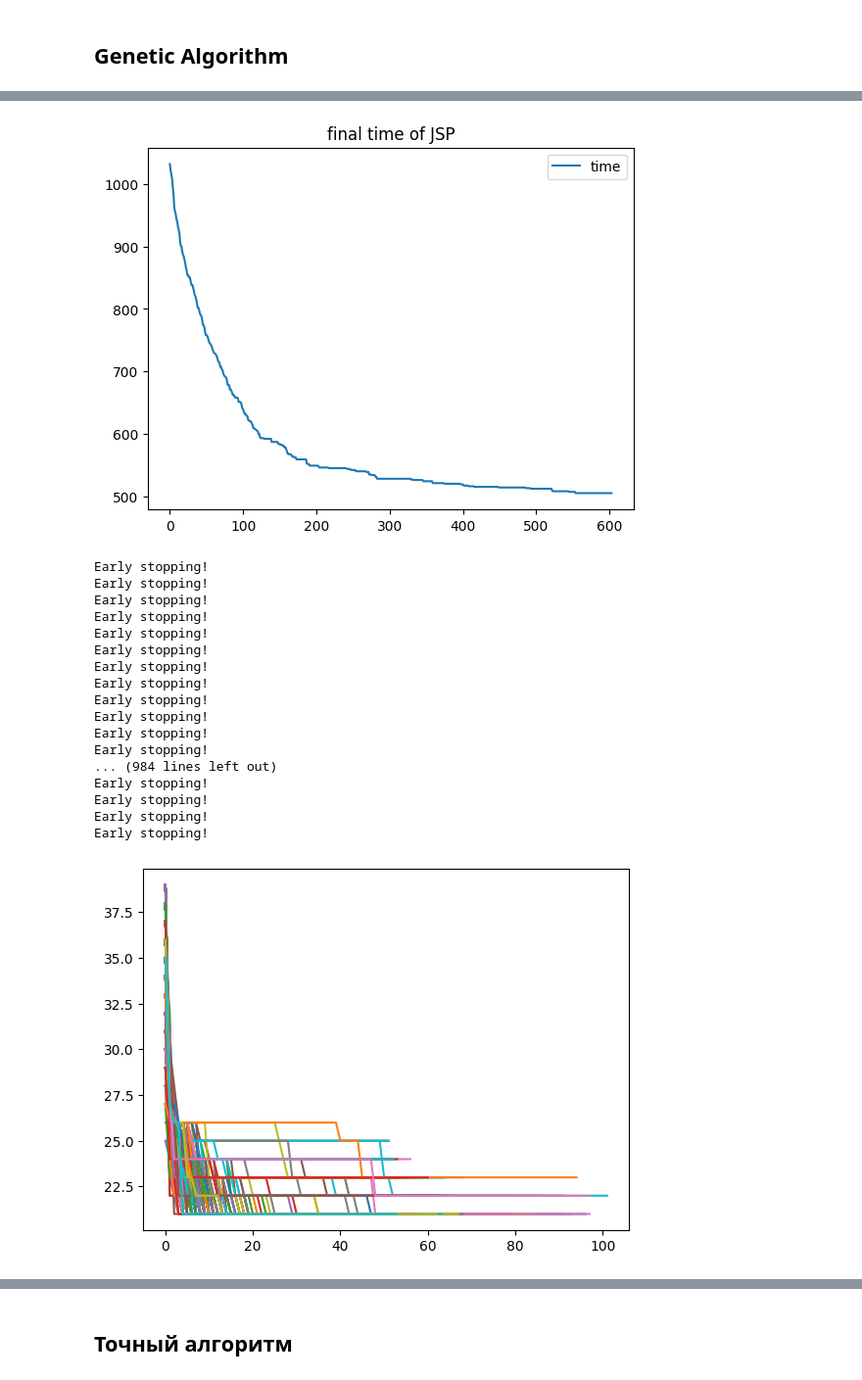
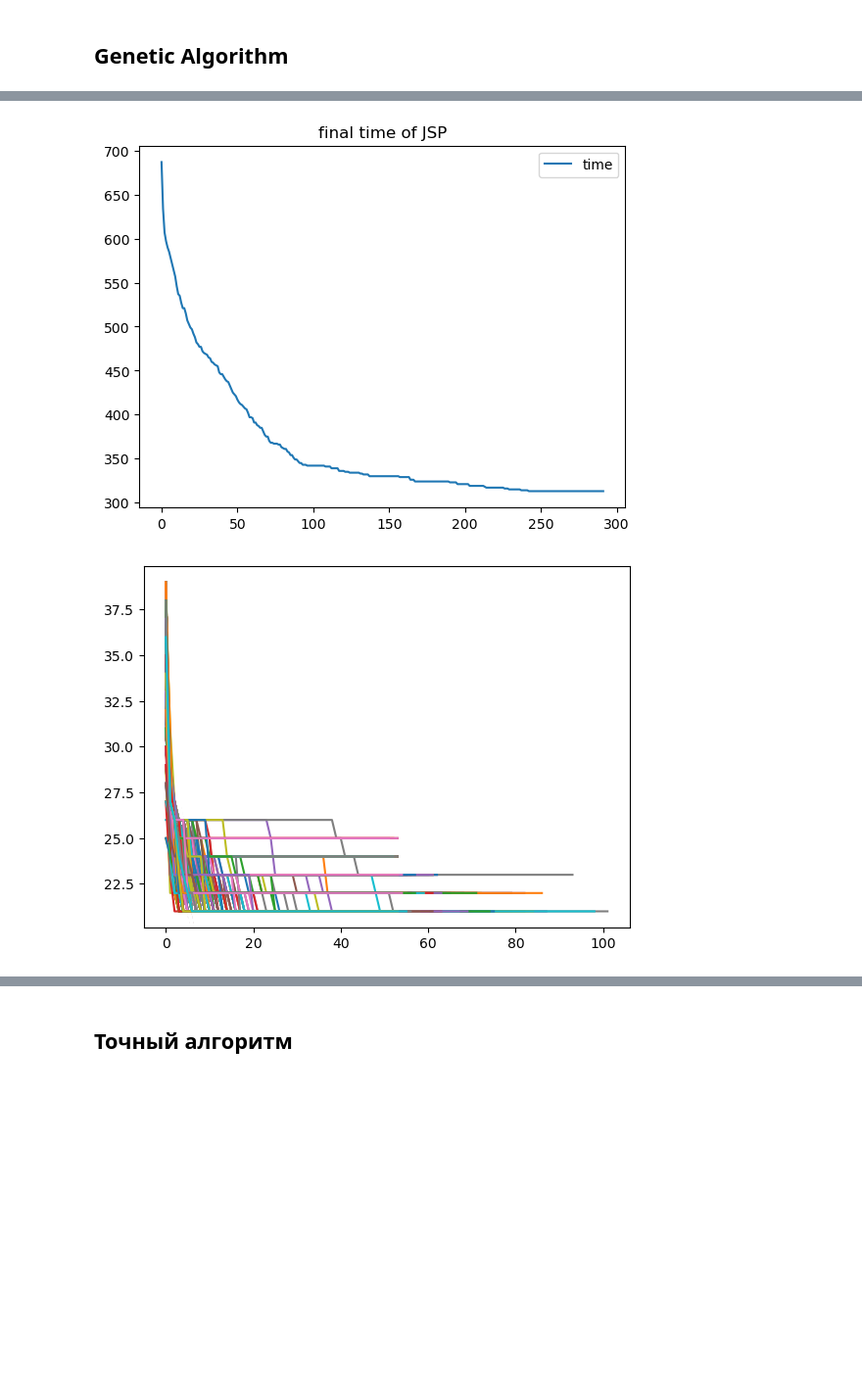
Before and after one commit to oakhmetkin/univer_proga, a Jupyter notebook: game_theory/FinalWork.ipynb, the cells around one changed output, grey strips where cells are left out. Shown at 98% size. Cells and saved outputs as stored; diff of their text form; code cells hidden in the pictures; blank space fills up the shorter version.

```diff
--- a/game_theory/FinalWork.ipynb
+++ b/game_theory/FinalWork.ipynb
@@ -14,7 +14,7 @@ import matplotlib.pyplot as plt
 from ga import genetic_search
 from estimator import estimate
 # %%
-n, m = 50, 15
+n, m = 30, 15
 
 # generate random JSP
 random.seed(42)
@@ -27,6 +27,6 @@ for j in range(n):
 # solution from GA
 random.seed(42)
 best_sol, best_times = genetic_search(sol, n, m, epoches=1000, levels=5,
-                            alive=16, count=3, early_stopping=50, verbose=50)
+                            alive=16, count=5, early_stopping=50, verbose=100)
 print('Best time:', estimate(best_sol, n, m))
 # %% [output]
@@ -50,4 +40,4 @@ plt.title('final time of JSP')
 plt.legend()
 None
 # %% [output]
-[figure, old version]
+[figure, new version]
@@ -54,42 +46,25 @@ None
 # %%
 # generate random JSP
 trajectories = []
 
 
 random.seed(42)
 sol = []
 
 for j in range(n):
     for i in range(m):
         sol.append((j, i, random.randint(1, 7)))
 
 random.seed(42)
-for i in range(1000):
+for i in tqdm(range(1000)):
     n, m = 5, 3
 
     best_sol, best_times = genetic_search(sol, n, m, epoches=300, levels=5,
                                 alive=12, count=5, early_stopping=50, verbose=False)
     trajectories.append(best_times)
     plt.plot(best_times)
 # %% [output]
-Early stopping!
-Early stopping!
-Early stopping!
-Early stopping!
-Early stopping!
-Early stopping!
-Early stopping!
-Early stopping!
-Early stopping!
-Early stopping!
-Early stopping!
-Early stopping!
-... (984 lines left out)
-Early stopping!
-Early stopping!
-Early stopping!
-Early stopping!
-[figure, old version]
+[figure, new version]
 # %%
 # percentiles
 
```
Also changed, not shown: parts of 5 cells of this notebook, 1 other file.
